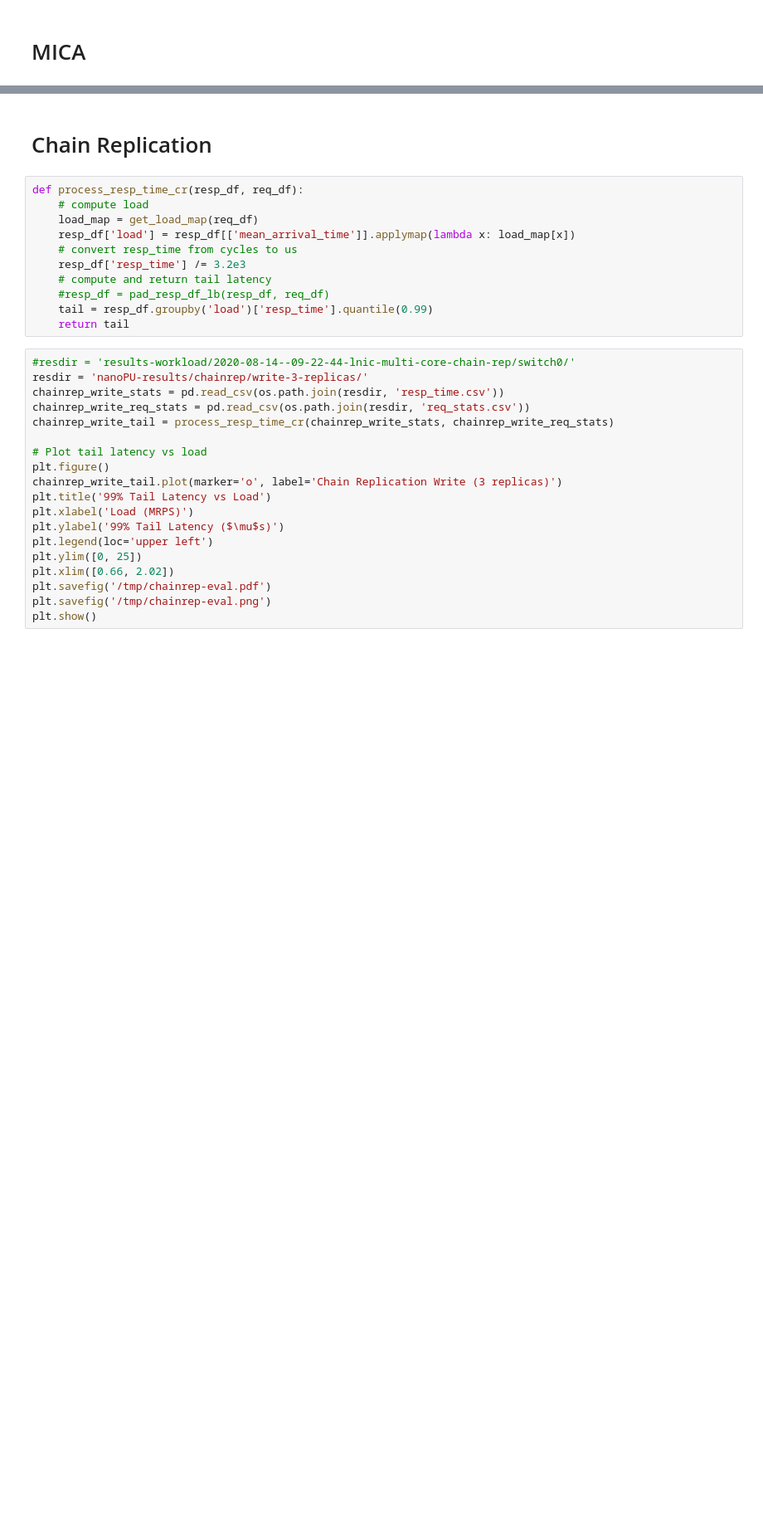
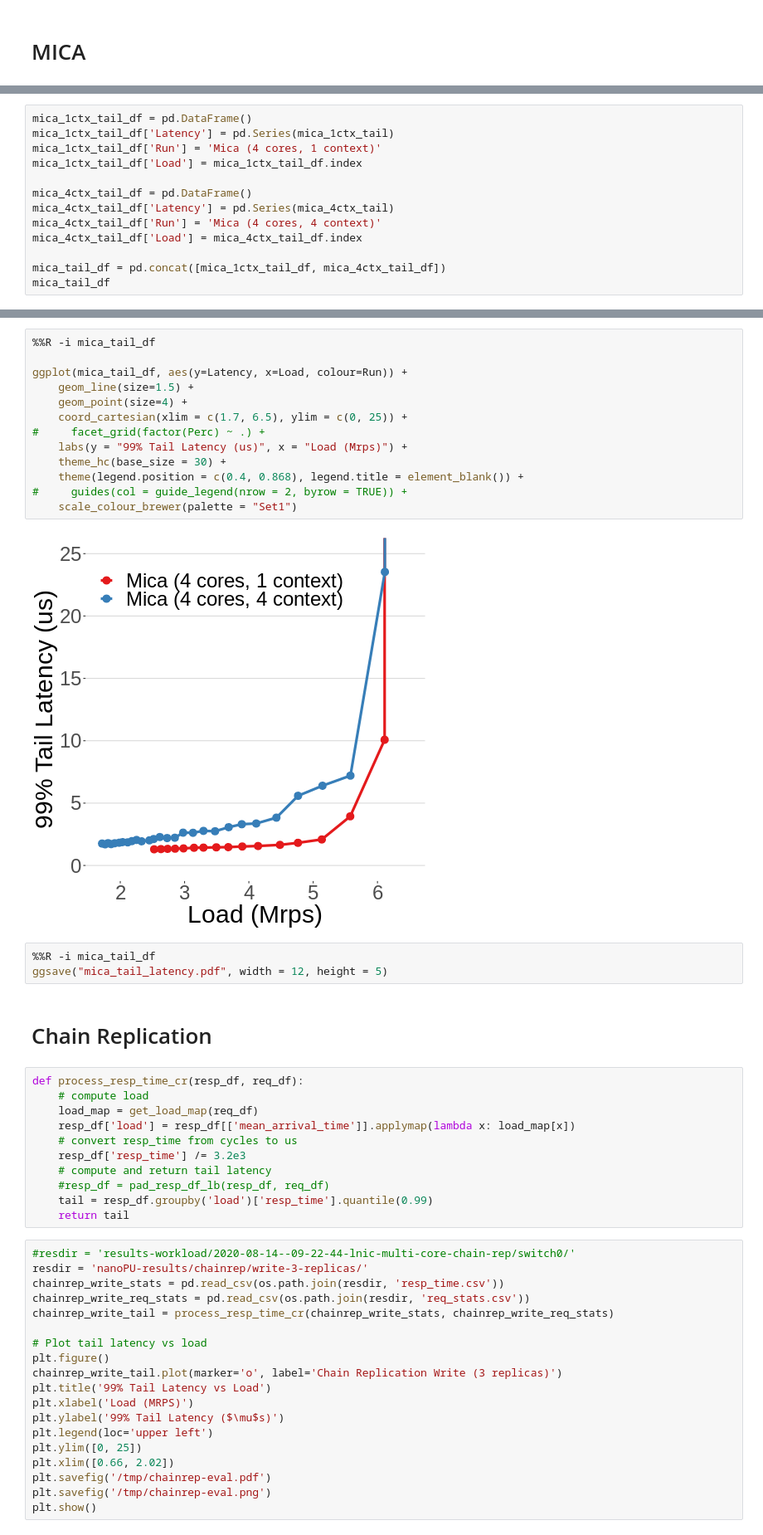
Before and after one commit to sibanez12/firesim, a Jupyter notebook: deploy/nanoPU-evaluations.ipynb, the cells around one changed output, grey strips where cells are left out. Shown at 83% size. Saved outputs shown, nothing was run; the diff lists cells and outputs as text; blank space fills up the shorter version.

```diff
--- a/deploy/nanoPU-evaluations.ipynb
+++ b/deploy/nanoPU-evaluations.ipynb
@@ -363,3 +384,16 @@ plt.show()
 # %% [output]
 [interactive output not drawn]
 [interactive output not drawn]
+# %%
+mica_1ctx_tail_df = pd.DataFrame()
+mica_1ctx_tail_df['Latency'] = pd.Series(mica_1ctx_tail)
+mica_1ctx_tail_df['Run'] = 'Mica (4 cores, 1 context)'
+mica_1ctx_tail_df['Load'] = mica_1ctx_tail_df.index
+
+mica_4ctx_tail_df = pd.DataFrame()
+mica_4ctx_tail_df['Latency'] = pd.Series(mica_4ctx_tail)
+mica_4ctx_tail_df['Run'] = 'Mica (4 cores, 4 context)'
+mica_4ctx_tail_df['Load'] = mica_4ctx_tail_df.index
+
+mica_tail_df = pd.concat([mica_1ctx_tail_df, mica_4ctx_tail_df])
+mica_tail_df
@@ -366,3 +419,21 @@ plt.show()
+# %%
+%%R -i mica_tail_df
+
+ggplot(mica_tail_df, aes(y=Latency, x=Load, colour=Run)) +
+    geom_line(size=1.5) +
+    geom_point(size=4) +
+    coord_cartesian(xlim = c(1.7, 6.5), ylim = c(0, 25)) +
+#     facet_grid(factor(Perc) ~ .) +
+    labs(y = "99% Tail Latency (us)", x = "Load (Mrps)") +
+    theme_hc(base_size = 30) +
+    theme(legend.position = c(0.4, 0.868), legend.title = element_blank()) +
+#     guides(col = guide_legend(nrow = 2, byrow = TRUE)) +
+    scale_colour_brewer(palette = "Set1")
+# %% [output]
+[figure, added]
+# %%
+%%R -i mica_tail_df
+ggsave("mica_tail_latency.pdf", width = 12, height = 5)
 # %% [markdown]
 # Chain Replication
 # %%
```
Also changed, not shown: parts of 8 cells of this notebook, 4 other files.
